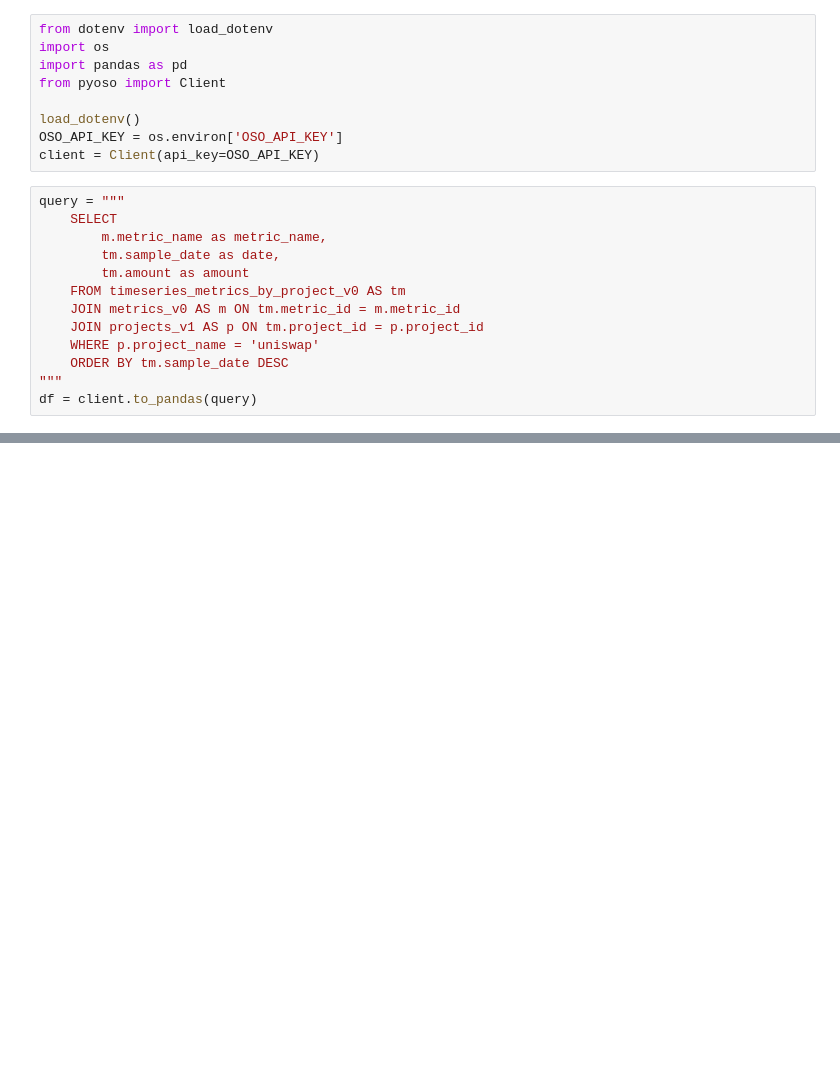
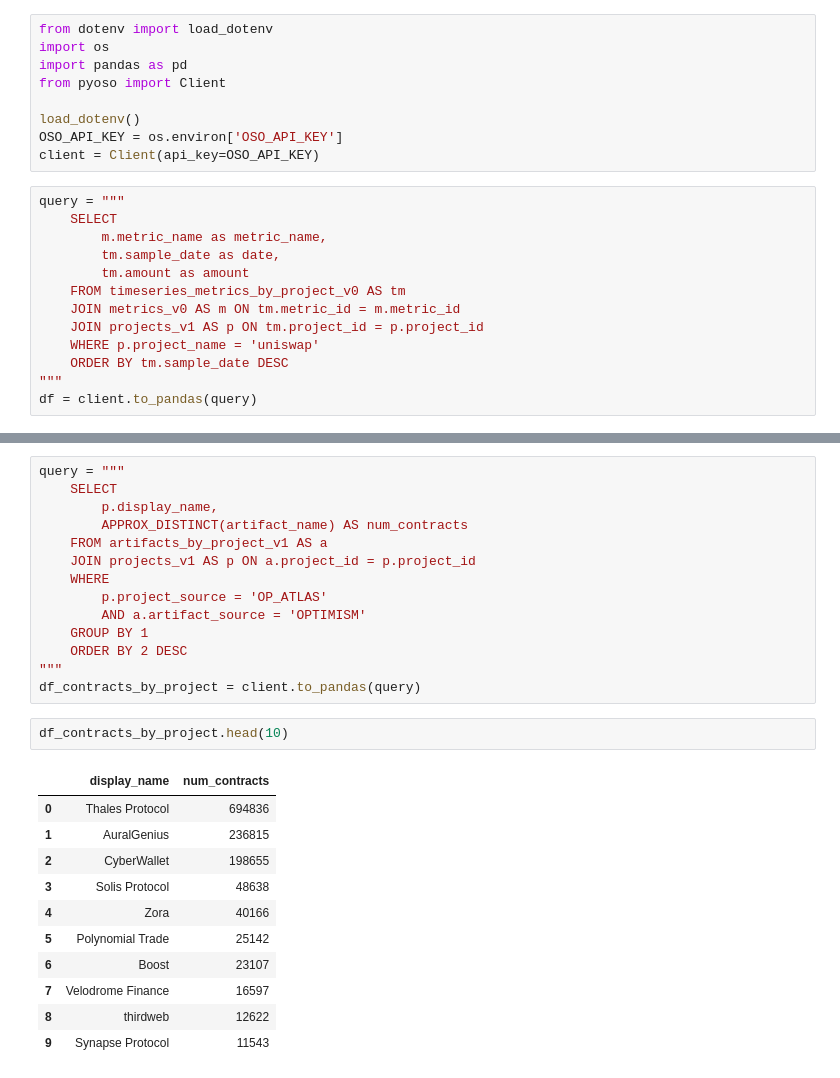
Before and after one commit to opensource-observer/insights, a Jupyter notebook: pyoso-quickstart.ipynb, the cells around one changed output, grey strips where cells are left out. Drawn from its saved outputs; the diff is of its cells as text; blank space fills up the shorter version.

Commit message:
add artifacts_by_project example

```diff
--- a/pyoso-quickstart.ipynb
+++ b/pyoso-quickstart.ipynb
@@ -49,0 +50,28 @@ Name: date, dtype: datetime64[ns]
+# %%
+query = """
+    SELECT
+        p.display_name,
+        APPROX_DISTINCT(artifact_name) AS num_contracts
+    FROM artifacts_by_project_v1 AS a
+    JOIN projects_v1 AS p ON a.project_id = p.project_id
+    WHERE
+        p.project_source = 'OP_ATLAS'
+        AND a.artifact_source = 'OPTIMISM'
+    GROUP BY 1
+    ORDER BY 2 DESC
+"""
+df_contracts_by_project = client.to_pandas(query)
+# %%
+df_contracts_by_project.head(10)
+# %% [output]
+|  | display_name | num_contracts |
+| 0 | Thales Protocol | 694836 |
+| 1 | AuralGenius | 236815 |
+| 2 | CyberWallet | 198655 |
+| 3 | Solis Protocol | 48638 |
+| 4 | Zora | 40166 |
+| 5 | Polynomial Trade | 25142 |
+| 6 | Boost | 23107 |
+| 7 | Velodrome Finance | 16597 |
+| 8 | thirdweb | 12622 |
+| 9 | Synapse Protocol | 11543 |
```
Also changed, not shown: parts of 3 cells of this notebook.
